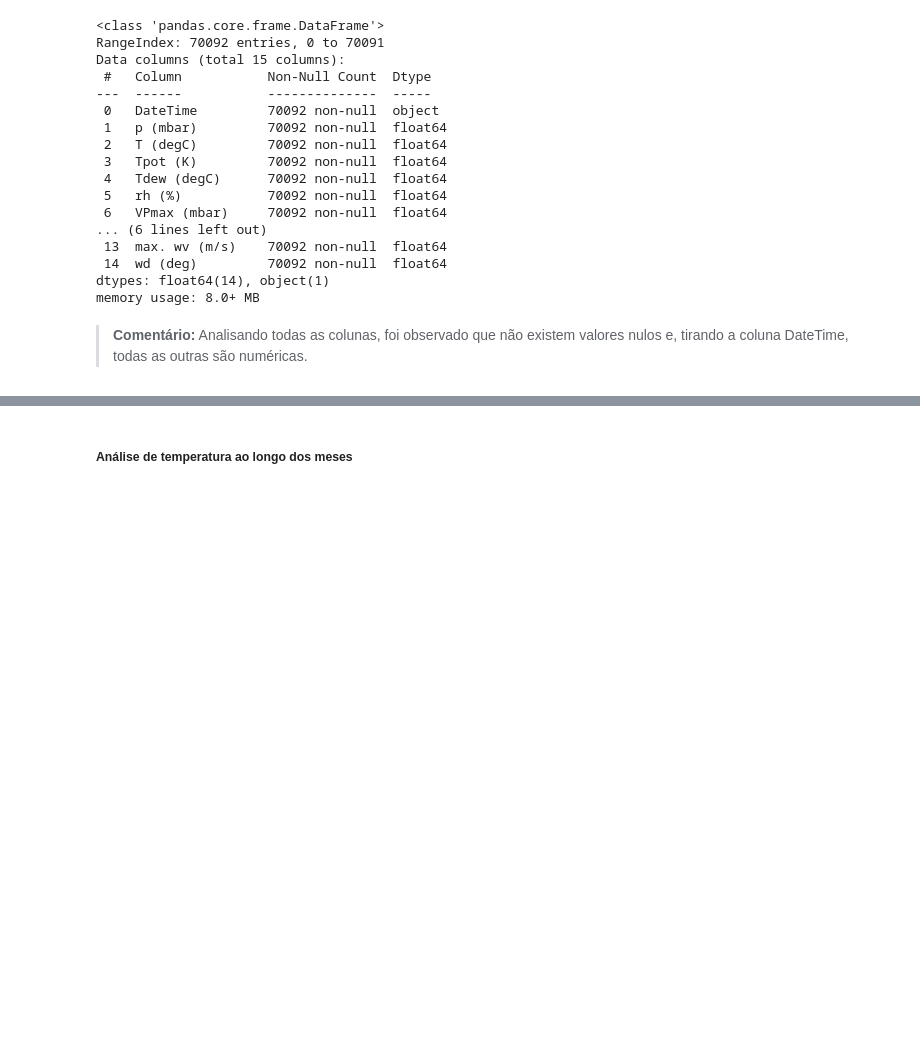
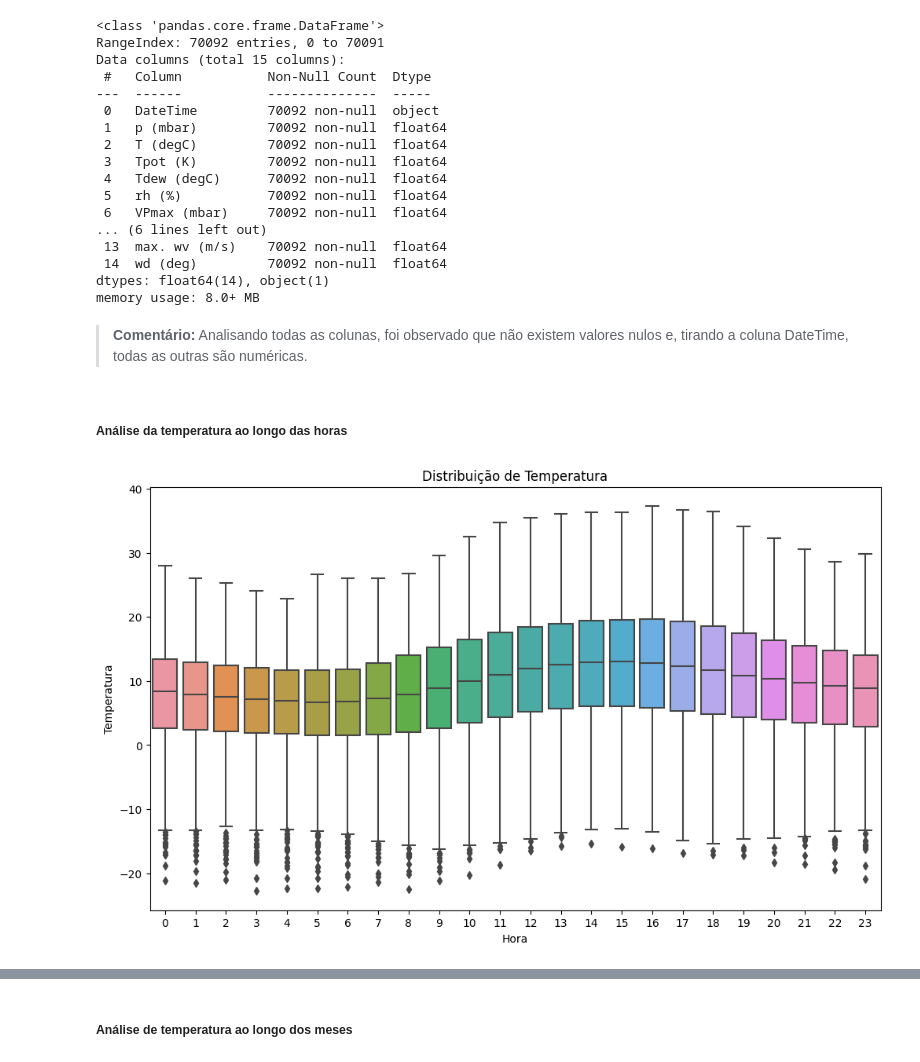
Before and after one commit to gabryelsguedes/previsao-do-tempo, a Jupyter notebook: fiec/analise_exploratoria.ipynb, the cells around one changed output, grey strips where cells are left out. Drawn from its saved outputs; the diff is of its cells as text; code cells hidden in the pictures; blank space fills up the shorter version.

```diff
--- a/fiec/analise_exploratoria.ipynb
+++ b/fiec/analise_exploratoria.ipynb
@@ -85,3 +85,14 @@ df = df.assign(
 # %%
 #Excluindo um dado que estava com o ano de 2017
 df = df[df.ano<2017]
+# %% [markdown]
+##### Análise da temperatura ao longo das horas
+# %%
+fig, ax = plt.subplots(figsize=(12,7))
+sns.boxplot(data=df,y='T (degC)',x='hora',showfliers=True)
+plt.ylabel("Temperatura")
+plt.xlabel("Hora")
+plt.title("Distribuição de Temperatura")
+plt.show()
+# %% [output]
+[figure, added]
```
Also changed, not shown: parts of 3 cells of this notebook, 2 other files.
